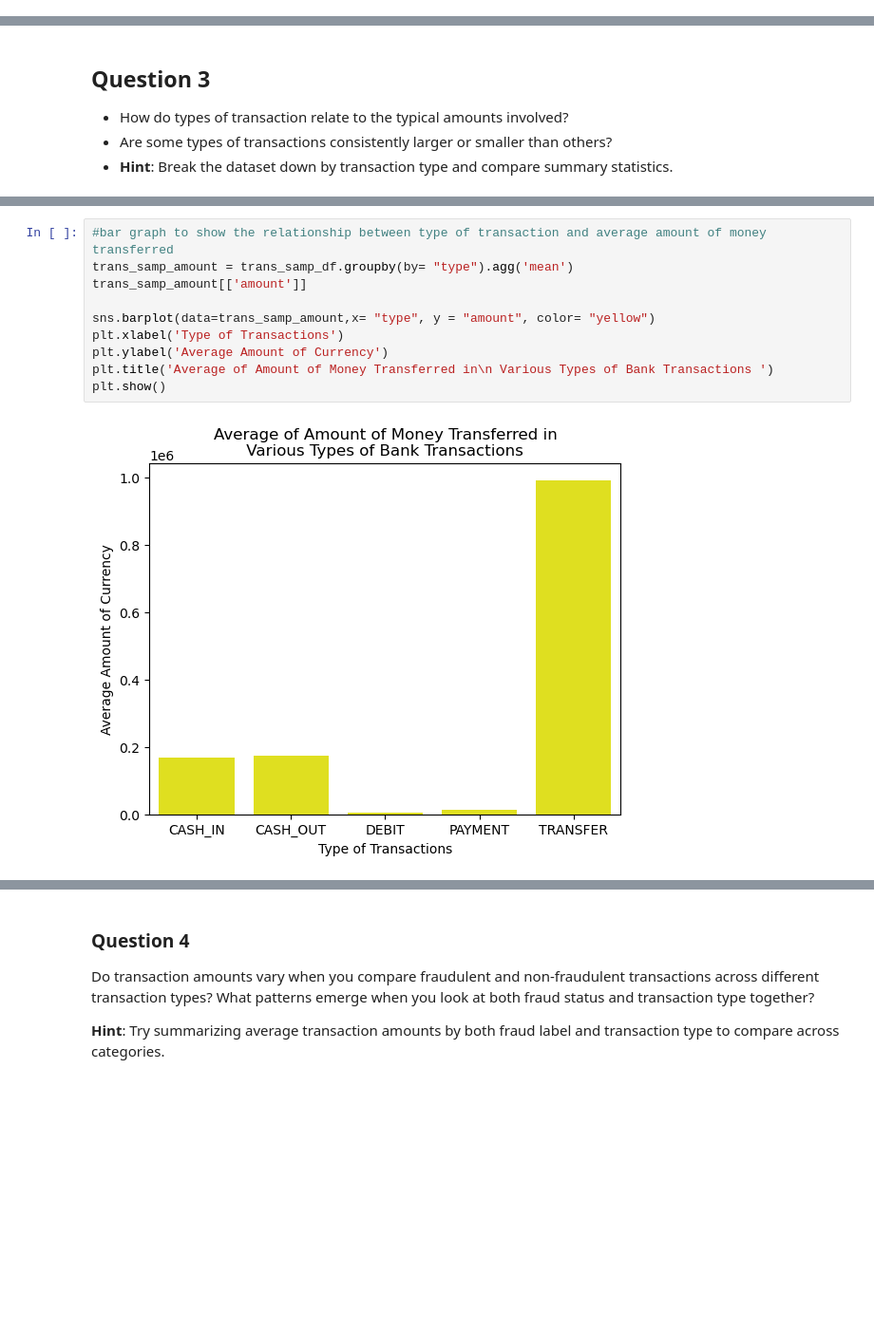
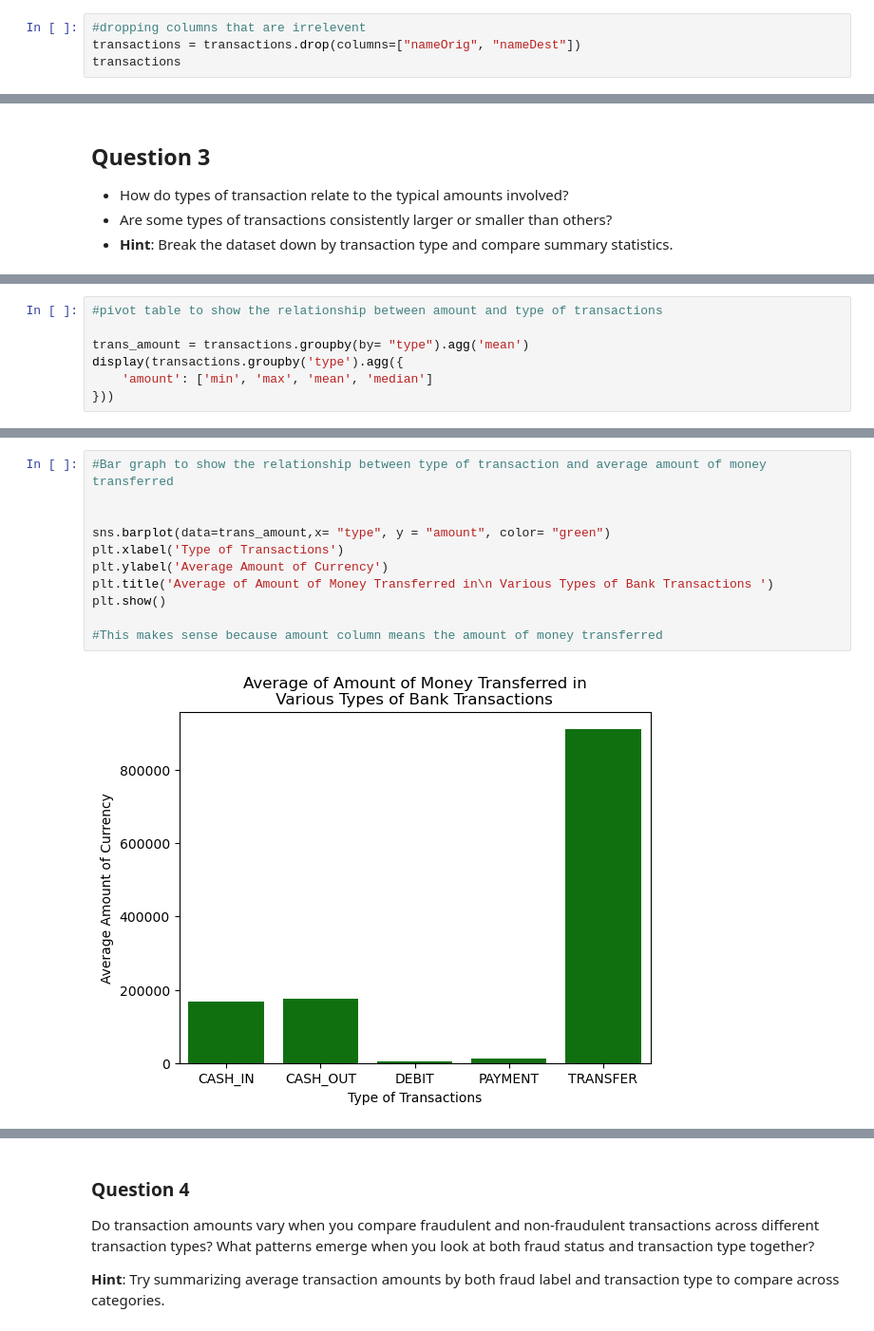
Before and after one commit to Zyjones/Detect-Fraud, a Jupyter notebook: notebooks/eda.ipynb, the cells around one changed output, grey strips where cells are left out. Shown at 95% size. Saved outputs shown, nothing was run; the diff lists cells and outputs as text; blank space fills up the shorter version.

```diff
--- a/notebooks/eda.ipynb
+++ b/notebooks/eda.ipynb
@@ -99,0 +94,4 @@ dtype: int64
+# %%
+#dropping columns that are irrelevent
+transactions = transactions.drop(columns=["nameOrig", "nameDest"])
+transactions
@@ -453,0 +494,7 @@ display(trans_samp_df.groupby('type').agg({
+# %%
+#pivot table to show the relationship between amount and type of transactions
+
+trans_amount = transactions.groupby(by= "type").agg('mean')
+display(transactions.groupby('type').agg({
+    'amount': ['min', 'max', 'mean', 'median']
+}))
@@ -454,12 +510,13 @@ display(trans_samp_df.groupby('type').agg({
 # %%
-#bar graph to show the relationship between type of transaction and average amount of money transferred
-trans_samp_amount = trans_samp_df.groupby(by= "type").agg('mean')
-trans_samp_amount[['amount']]
+#Bar graph to show the relationship between type of transaction and average amount of money transferred
 
-sns.barplot(data=trans_samp_amount,x= "type", y = "amount", color= "yellow")
+
+sns.barplot(data=trans_amount,x= "type", y = "amount", color= "green")
 plt.xlabel('Type of Transactions')
 plt.ylabel('Average Amount of Currency')
 plt.title('Average of Amount of Money Transferred in\n Various Types of Bank Transactions ')
 plt.show()
+
+#This makes sense because amount column means the amount of money transferred
 # %% [output]
-[figure, old version]
+[figure, new version]
```
Also changed, not shown: parts of 69 cells of this notebook.
